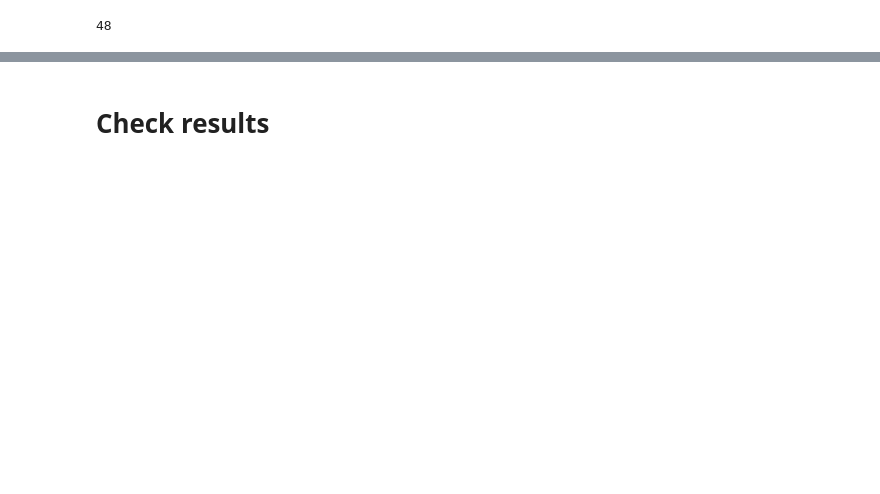
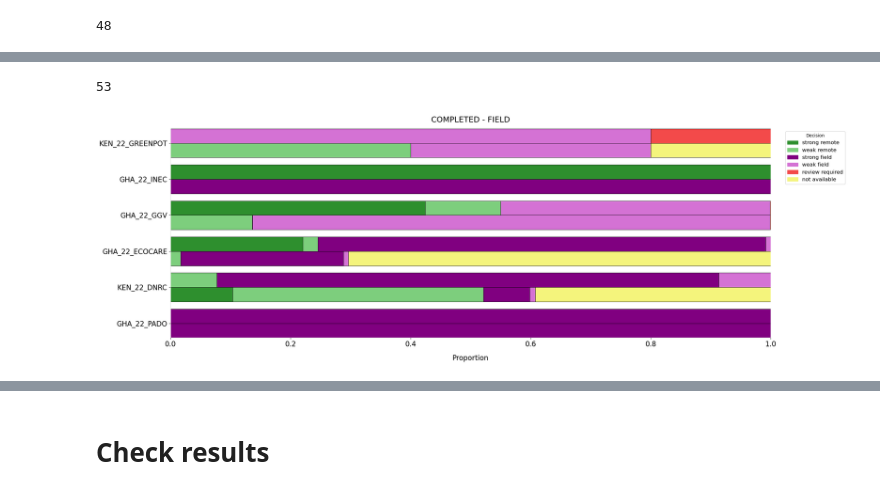
Before and after one commit to wri/decision-tree, a Jupyter notebook: notebooks/review_results.ipynb, the cells around one changed output, grey strips where cells are left out. Cells and saved outputs as stored; diff of their text form; code cells hidden in the pictures; blank space fills up the shorter version.

```diff
--- a/notebooks/review_results.ipynb
+++ b/notebooks/review_results.ipynb
@@ -114,0 +117,25 @@ c1_field[c1_field.project_name == 'GHA_22_IGGS']
+# %%
+df4 = pd.read_csv("../data/results/dtree_output_c1_07-14-2025_exp4.csv")
+
+review = set(mangrove_done) | set(review_req)
+done = set(remote_done) | set(field_done) | set(mangrove_done) | set(review_req)
+field = set(field_done)
+remote = set(remote_done)
+c1_field = df4[df4['project_name'].isin(field)]
+c1_remote = df4[df4['project_name'].isin(remote)]
+c1_remaining = df4[~df4['project_name'].isin(done)]
+c1_review = df4[df4['project_name'].isin(review)]
+# %%
+print(len(c1_remaining.project_name.unique()))
+# %% [output]
+53
+# %%
+vis.plot_decision_proportions(
+    c1_field,
+    sort_by="strong field",
+    group_height=0.8,
+    figsize=(24, len(df4.project_id.unique()) * 0.1),
+    title="COMPLETED - FIELD",
+)
+# %% [output]
+[figure, added]
```
Also changed, not shown: parts of 29 cells of this notebook.
